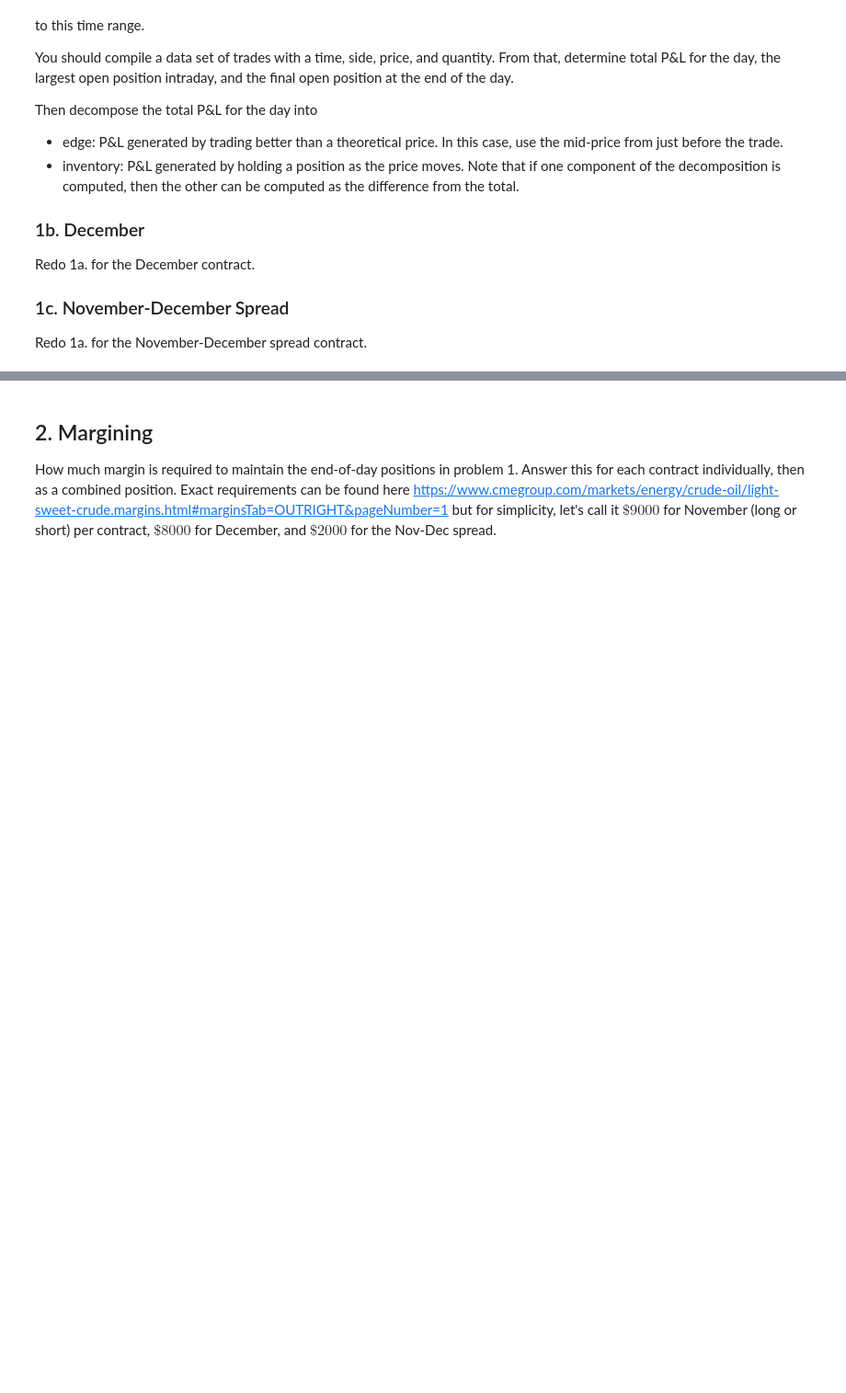
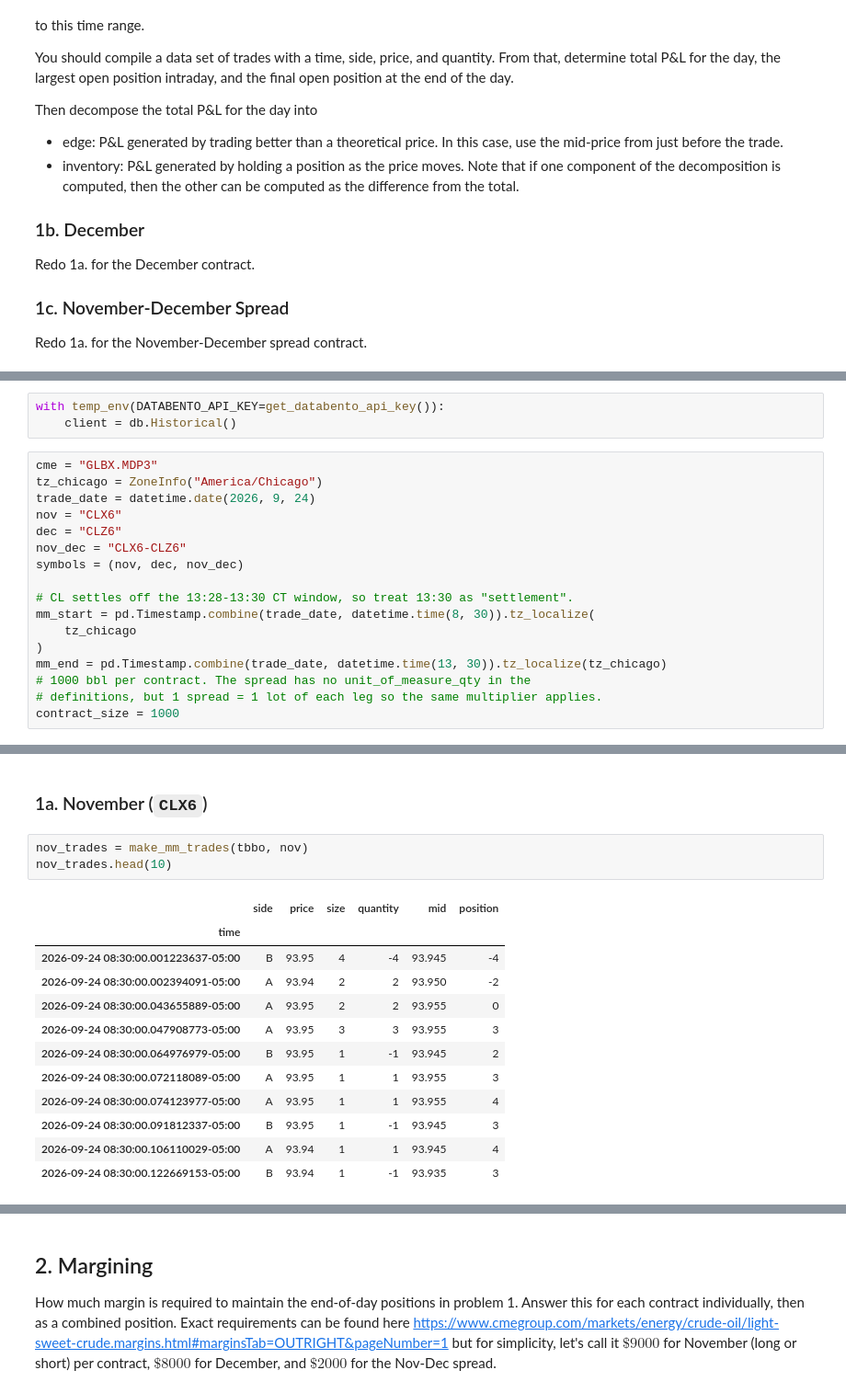
Before and after one commit to dafu-zhu/finm37000, a Jupyter notebook: workspace/notebooks/futures_mm.ipynb, the cells around one changed output, grey strips where cells are left out. Shown at 92% size. Drawn from its saved outputs; the diff is of its cells as text; blank space fills up the shorter version.

```diff
--- a/workspace/notebooks/futures_mm.ipynb
+++ b/workspace/notebooks/futures_mm.ipynb
@@ -41,0 +71,20 @@ Redo 1a. for the November-December spread contract.
+# %%
+with temp_env(DATABENTO_API_KEY=get_databento_api_key()):
+    client = db.Historical()
+# %%
+cme = "GLBX.MDP3"
+tz_chicago = ZoneInfo("America/Chicago")
+trade_date = datetime.date(2026, 9, 24)
+nov = "CLX6"
+dec = "CLZ6"
+nov_dec = "CLX6-CLZ6"
+symbols = (nov, dec, nov_dec)
+
+# CL settles off the 13:28-13:30 CT window, so treat 13:30 as "settlement".
+mm_start = pd.Timestamp.combine(trade_date, datetime.time(8, 30)).tz_localize(
+    tz_chicago
+)
+mm_end = pd.Timestamp.combine(trade_date, datetime.time(13, 30)).tz_localize(tz_chicago)
+# 1000 bbl per contract. The spread has no unit_of_measure_qty in the
+# definitions, but 1 spread = 1 lot of each leg so the same multiplier applies.
+contract_size = 1000
@@ -41,0 +310,18 @@ Redo 1a. for the November-December spread contract.
+# %% [markdown]
+### 1a. November (`CLX6`)
+# %%
+nov_trades = make_mm_trades(tbbo, nov)
+nov_trades.head(10)
+# %% [output]
+|  | side | price | size | quantity | mid | position |
+| time |  |  |  |  |  |  |
+| 2026-09-24 08:30:00.001223637-05:00 | B | 93.95 | 4 | -4 | 93.945 | -4 |
+| 2026-09-24 08:30:00.002394091-05:00 | A | 93.94 | 2 | 2 | 93.950 | -2 |
+| 2026-09-24 08:30:00.043655889-05:00 | A | 93.95 | 2 | 2 | 93.955 | 0 |
+| 2026-09-24 08:30:00.047908773-05:00 | A | 93.95 | 3 | 3 | 93.955 | 3 |
+| 2026-09-24 08:30:00.064976979-05:00 | B | 93.95 | 1 | -1 | 93.945 | 2 |
+| 2026-09-24 08:30:00.072118089-05:00 | A | 93.95 | 1 | 1 | 93.955 | 3 |
+| 2026-09-24 08:30:00.074123977-05:00 | A | 93.95 | 1 | 1 | 93.955 | 4 |
+| 2026-09-24 08:30:00.091812337-05:00 | B | 93.95 | 1 | -1 | 93.945 | 3 |
+| 2026-09-24 08:30:00.106110029-05:00 | A | 93.94 | 1 | 1 | 93.945 | 4 |
+| 2026-09-24 08:30:00.122669153-05:00 | B | 93.94 | 1 | -1 | 93.935 | 3 |
```
Also changed, not shown: parts of 34 cells of this notebook.
